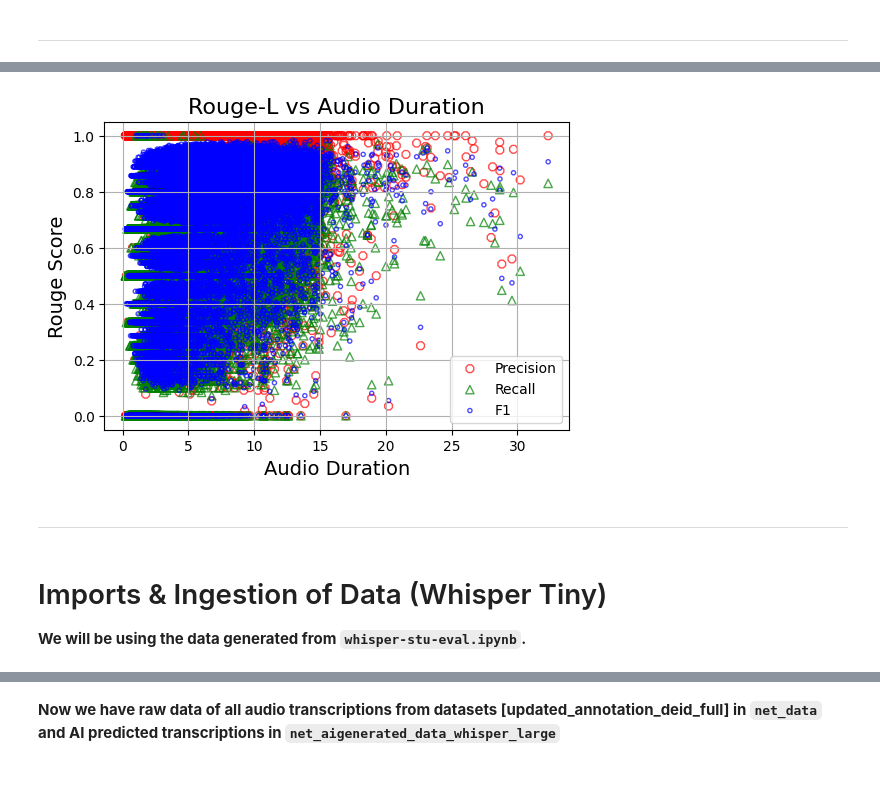
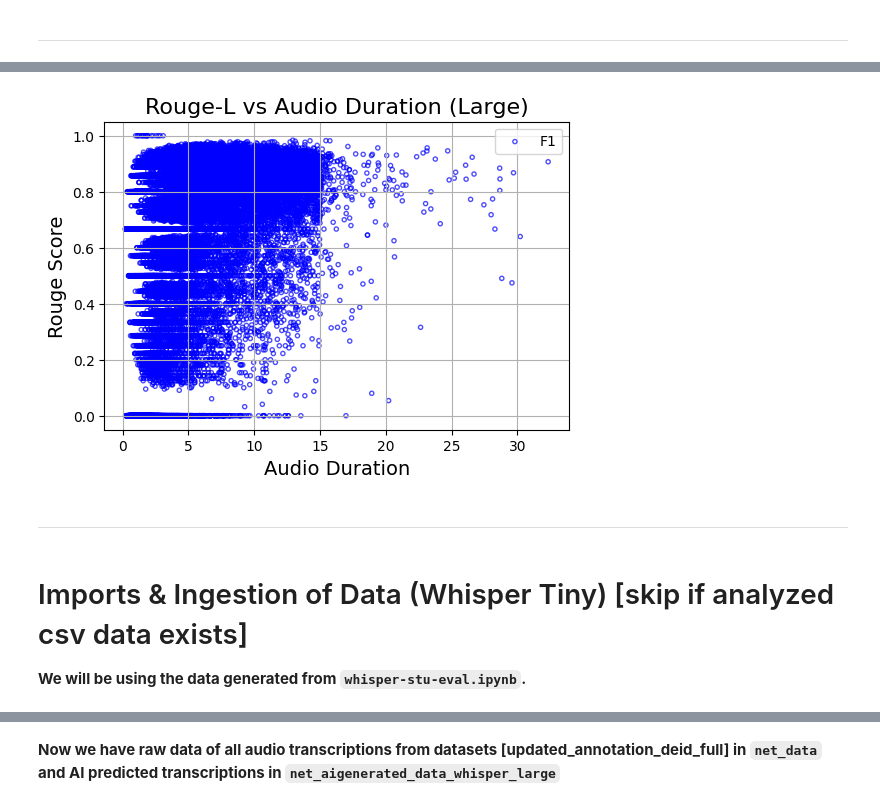
Before and after one commit to BU-Spark/ml-aimpower-stuttered-speech, a Jupyter notebook: fall2024/PoC/evaluation-whisper/whisper-len-eval.ipynb, the cells around one changed output, grey strips where cells are left out. Drawn from its saved outputs; the diff is of its cells as text; code cells hidden in the pictures; blank space fills up the shorter version.

Commit message:
Whisper Analysis Update

```diff
--- a/fall2024/PoC/evaluation-whisper/whisper-len-eval.ipynb
+++ b/fall2024/PoC/evaluation-whisper/whisper-len-eval.ipynb
@@ -128,0 +150,3 @@ net_aigenerated_data_whisper_large.to_csv('net_aigenerated_data_whisper_large_pe
+# %%
+net_aigenerated_data_whisper_large = pd.read_csv(f"{os.getcwd()}/net_aigenerated_data_whisper_large_performance_stu.csv", index_col=0)
+net_aigenerated_data_whisper_large
@@ -226,44 +269,44 @@ plt.show()
 # %%
 plt.figure(figsize=(6, 4))
-plt.scatter(
-    net_aigenerated_data_whisper_large["Duration"],
-    net_aigenerated_data_whisper_large["rougel-precision"],
-    facecolors="none", edgecolors='r',
-    label="Precision",
-    marker="8",
-    alpha=0.7  # Handle overlapping points
-)
+# plt.scatter(
+#     net_aigenerated_data_whisper_large["Duration"],
+#     net_aigenerated_data_whisper_large["rougel-precision"],
+#     facecolors="none", edgecolors='r',
+#     label="Precision",
+#     marker="8",
+#     alpha=0.7  # Handle overlapping points
+# )
+
+# plt.scatter(
+#     net_aigenerated_data_whisper_large["Duration"],
+#     net_aigenerated_data_whisper_large["rougel-recall"],
+#     facecolors="none", edgecolors='g',
+#     label="Recall",
+#     marker="^",
+#     alpha=0.7  # Handle overlapping points
+# )
 
 plt.scatter(
     net_aigenerated_data_whisper_large["Duration"],
-    net_aigenerated_data_whisper_large["rougel-recall"],
-    facecolors="none", edgecolors='g',
-    label="Recall",
-    marker="^",
-    alpha=0.7  # Handle overlapping points
-)
-
-plt.scatter(
-    net_aigenerated_data_whisper_large["Duration"],
-    net_aigenerated_data_whisper_large["rougel-f1"],
+    net_aigenerated_data_whisper_large["stu-rougel-f1"],
     facecolors="none", edgecolors='b',
     label="F1",
     marker=".",
     alpha=0.7  # Handle overlapping points
 )
 
-plt.title("Rouge-L vs Audio Duration", fontsize=16)
+plt.title("Rouge-L vs Audio Duration (Large)", fontsize=16)
 plt.xlabel("Audio Duration", fontsize=14)
 plt.ylabel("Rouge Score", fontsize=14)
 plt.grid(True)
 plt.legend()
 plt.show()
 # %% [output]
-[figure, old version]
+[figure, new version]
 # %% [markdown]
 ***
 # %% [markdown]
-# Imports & Ingestion of Data (Whisper Tiny)
+# Imports & Ingestion of Data (Whisper Tiny) [skip if analyzed csv data exists]
 **We will be using the data generated from `whisper-stu-eval.ipynb`.**
 # %%
 import pandas as pd
```
Also changed, not shown: parts of 27 cells of this notebook, 3 other files.
